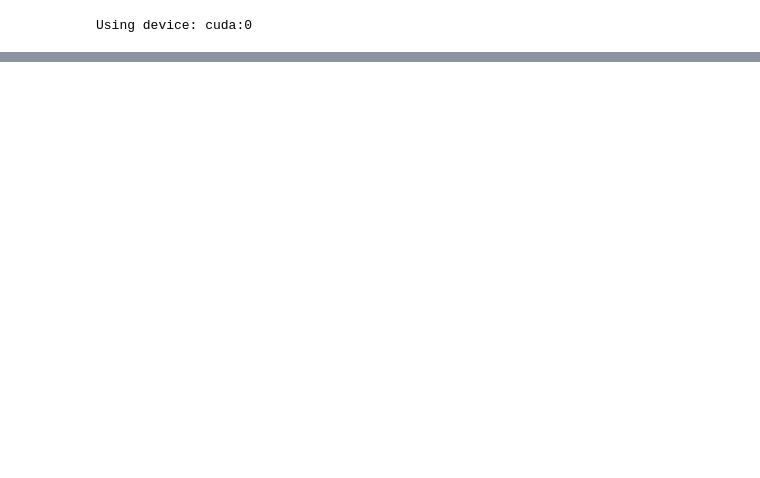
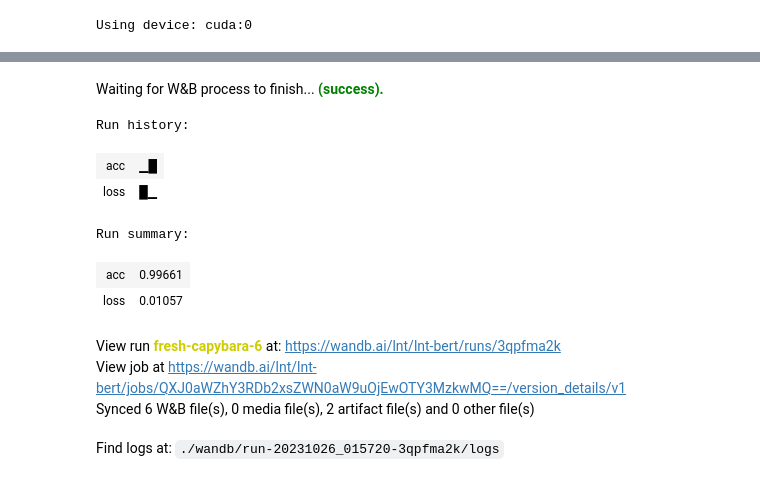
Before and after one commit to luke-stoner/AC215_LNT, a Jupyter notebook: src/bert_label/bert_label.ipynb, the cells around one changed output, grey strips where cells are left out. Cells and saved outputs as stored; diff of their text form; code cells hidden in the pictures; blank space fills up the shorter version.

```diff
--- a/src/bert_label/bert_label.ipynb
+++ b/src/bert_label/bert_label.ipynb
@@ -437,3 +513,18 @@ final_df['label'].value_counts()
+# %%
+#finish weights and biases
+wandb.finish()
+# %% [output]
+Waiting for W&B process to finish... (success).
+Run history:
+| acc | ▁█ |
+| loss | █▁ |
+Run summary:
+| acc | 0.99661 |
+| loss | 0.01057 |
+View run fresh-capybara-6 at: https://wandb.ai/lnt/lnt-bert/runs/3qpfma2k
+View job at https://wandb.ai/lnt/lnt-bert/jobs/QXJ0aWZhY3RDb2xsZWN0aW9uOjEwOTY3MzkwMQ==/version_details/v1
+Synced 6 W&B file(s), 0 media file(s), 2 artifact file(s) and 0 other file(s)
+Find logs at: ./wandb/run-20231026_015720-3qpfma2k/logs
 # %%
 #save final dataset
 save_dataset(final_df, OUTPUT_FILEPATH)
```
Also changed, not shown: parts of 13 cells of this notebook, 1 other file.
